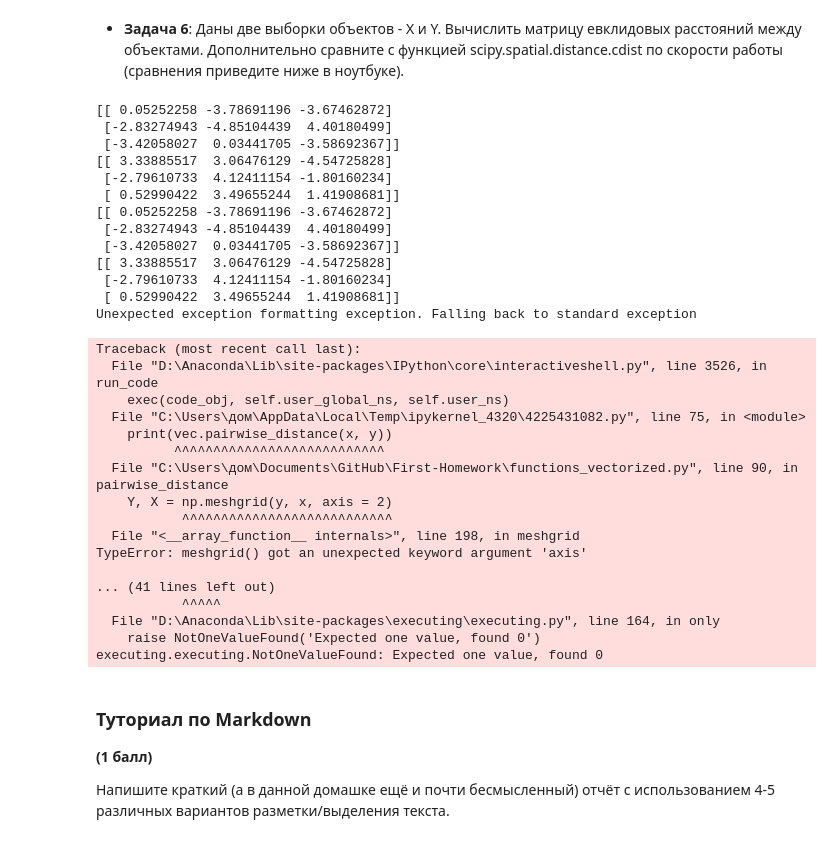
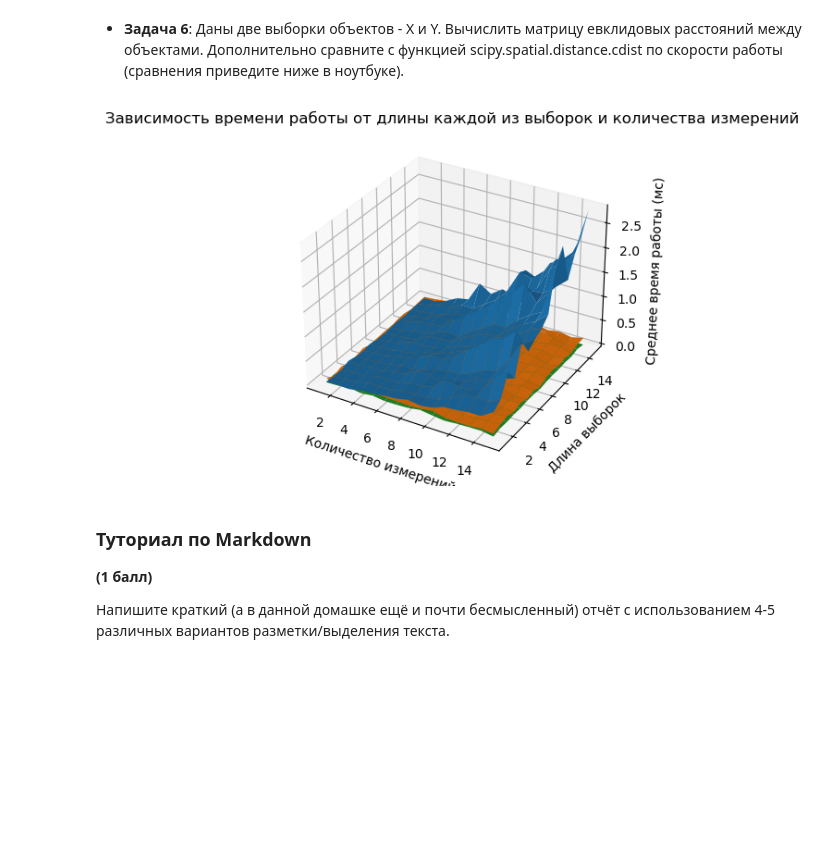
Before and after one commit to Egakrut3/First-Homework, a Jupyter notebook: task1_numpy_practive.ipynb, the cells around one changed output. Saved outputs shown, nothing was run; the diff lists cells and outputs as text; code cells hidden in the pictures; blank space fills up the shorter version.

Commit message:
Complete part 6 without plot legend

```diff
--- a/task1_numpy_practive.ipynb
+++ b/task1_numpy_practive.ipynb
@@ -287,10 +287,10 @@ import functions_vectorized as vec
 importlib.reload(vec)
 
 CNT_ITER = 100
-BOUND = 3
-MAX_ABS_VAL = 5
-MAX_CNT_DIM = 3
-"""average_time_n_vec = np.array([[None for _ in range(1, BOUND + 1)] for _ in range(1, MAX_CNT_DIM + 1)])
+BOUND = 15
+MAX_ABS_VAL = 100
+MAX_CNT_DIM = 15
+average_time_n_vec = np.array([[None for _ in range(1, BOUND + 1)] for _ in range(1, MAX_CNT_DIM + 1)])
 average_time_vec = np.array([[None for _ in range(1, BOUND + 1)] for _ in range(1, MAX_CNT_DIM + 1)])
 average_time_scipy = np.array([[None for _ in range(1, BOUND + 1)] for _ in range(1, MAX_CNT_DIM + 1)])
 for cnt_dim in range(1, MAX_CNT_DIM + 1):
@@ -305,88 +305,35 @@ for cnt_dim in range(1, MAX_CNT_DIM + 1):
 
             beg_time = time.time()
             n_vec.pairwise_distance(x.tolist(), y.tolist())
             sum_time_n_vec += time.time() - beg_time
 
             beg_time = time.time()
             vec.pairwise_distance(x, y)
             sum_time_vec += time.time() - beg_time
 
             beg_time = time.time()
             scipy.spatial.distance.cdist(x, y)
             sum_time_scipy += time.time() - beg_time
 
         average_time_n_vec[cnt_dim - 1][len_arr - 1] = sum_time_n_vec / CNT_ITER
         average_time_vec[cnt_dim - 1][len_arr - 1] = sum_time_vec / CNT_ITER
         average_time_scipy[cnt_dim - 1][len_arr - 1] = sum_time_scipy / CNT_ITER
 
-print(average_time_n_vec)
-print(average_time_vec)
 len_mat, dim_mat = np.meshgrid([_ for _ in range(1, BOUND + 1)], [_ for _ in range(1, MAX_CNT_DIM + 1)])
 fig = plt.figure()
 ax = fig.add_subplot(projection = "3d")
 ax.plot_surface(len_mat, dim_mat, average_time_n_vec * 1000, label = "Невекторизованная реализация")
 ax.plot_surface(len_mat, dim_mat, average_time_vec * 1000, label = "Векторизованная реализация")
 ax.plot_surface(len_mat, dim_mat, average_time_scipy * 1000, label = "Встроенная реализация")
 ax.set_title("Зависимость времени работы от длины каждой из выборок и количества измерений")
 ax.set_xlabel("Количество измерений")
 ax.set_ylabel("Длина выборок")
 ax.set_zlabel("Среднее время работы (мс)")
 ax.grid()
 #ax.legend()
-plt.show()"""
-
-cnt_dim = MAX_CNT_DIM
-len_arr = BOUND
-x = (np.random.rand(len_arr, cnt_dim) * 2 - 1) * MAX_ABS_VAL
-y = (np.random.rand(len_arr, cnt_dim) * 2 - 1) * MAX_ABS_VAL
-print(x)
-print(y)
-
-"""beg_time = time.time()
-print(n_vec.pairwise_distance(x.tolist(), y.tolist()))
-sum_time_n_vec += time.time() - beg_time
-print(sum_time_n_vec)"""
-
-beg_time = time.time()
-print(vec.pairwise_distance(x, y))
-sum_time_vec += time.time() - beg_time
-print(sum_time_vec)
-
-"""beg_time = time.time()
-print(scipy.spatial.distance.cdist(x, y))
-sum_time_scipy += time.time() - beg_time
-print(sum_time_scipy)"""
+plt.show()
 # %% [output]
-[[ 0.05252258 -3.78691196 -3.67462872]
- [-2.83274943 -4.85104439  4.40180499]
- [-3.42058027  0.03441705 -3.58692367]]
-[[ 3.33885517  3.06476129 -4.54725828]
- [-2.79610733  4.12411154 -1.80160234]
- [ 0.52990422  3.49655244  1.41908681]]
-[[ 0.05252258 -3.78691196 -3.67462872]
- [-2.83274943 -4.85104439  4.40180499]
- [-3.42058027  0.03441705 -3.58692367]]
-[[ 3.33885517  3.06476129 -4.54725828]
- [-2.79610733  4.12411154 -1.80160234]
- [ 0.52990422  3.49655244  1.41908681]]
-Unexpected exception formatting exception. Falling back to standard exception
-Traceback (most recent call last):
-  File "D:\Anaconda\Lib\site-packages\IPython\core\interactiveshell.py", line 3526, in run_code
-    exec(code_obj, self.user_global_ns, self.user_ns)
-  File "C:\Users\дом\AppData\Local\Temp\ipykernel_4320\4225431082.py", line 75, in <module>
-    print(vec.pairwise_distance(x, y))
-          ^^^^^^^^^^^^^^^^^^^^^^^^^^^
-  File "C:\Users\дом\Documents\GitHub\First-Homework\functions_vectorized.py", line 90, in pairwise_distance
-    Y, X = np.meshgrid(y, x, axis = 2)
-           ^^^^^^^^^^^^^^^^^^^^^^^^^^^
-  File "<__array_function__ internals>", line 198, in meshgrid
-TypeError: meshgrid() got an unexpected keyword argument 'axis'
-
-... (41 lines left out)
-           ^^^^^
-  File "D:\Anaconda\Lib\site-packages\executing\executing.py", line 164, in only
-    raise NotOneValueFound('Expected one value, found 0')
-executing.executing.NotOneValueFound: Expected one value, found 0
+[figure, added]
 # %% [markdown]
 ### Туториал по Markdown
 
```
Also changed, not shown: 1 other file.
